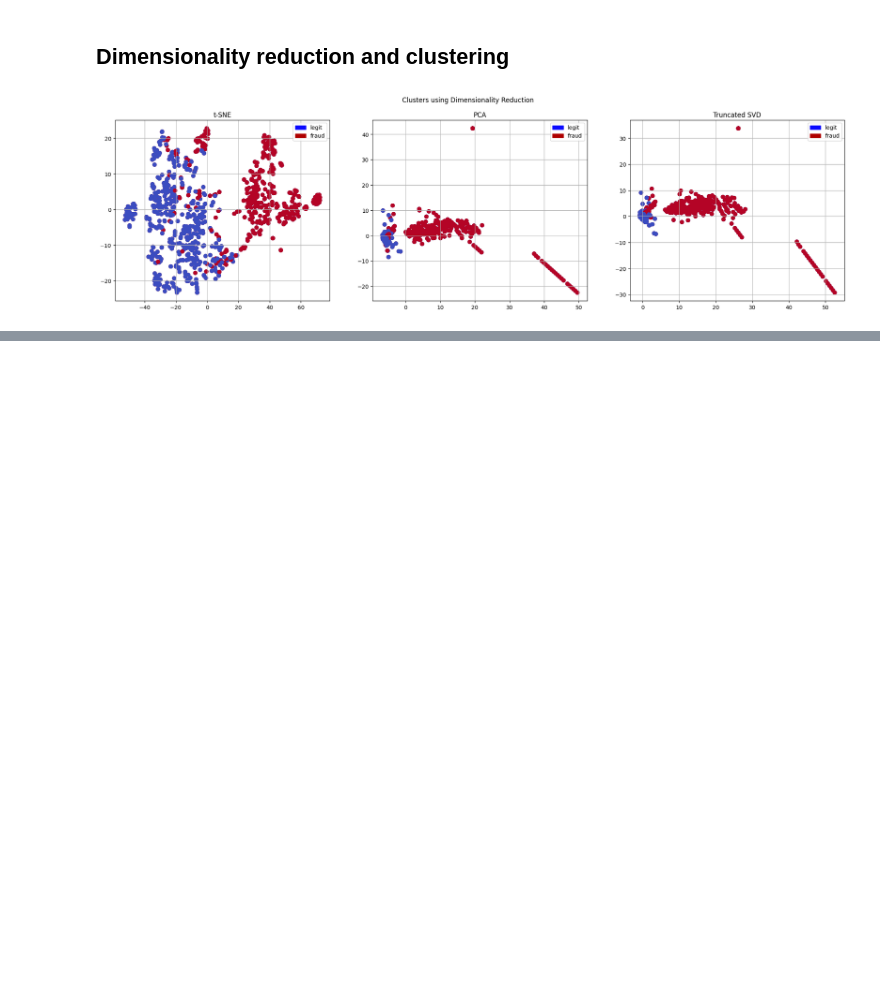
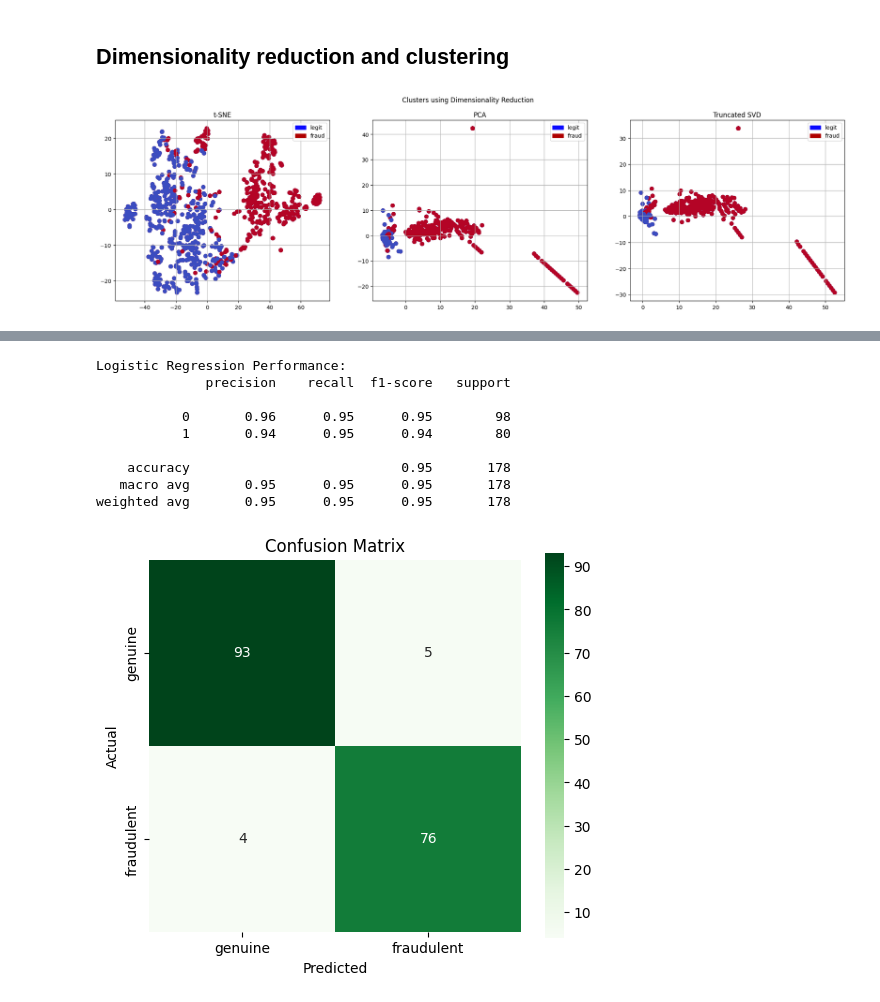
Before and after one commit to madhesh-hariharran/NeuroNexus, a Jupyter notebook: credit_card_fraud_detection.ipynb, the cells around one changed output, grey strips where cells are left out. Drawn from its saved outputs; the diff is of its cells as text; code cells hidden in the pictures; blank space fills up the shorter version.

Commit message:
training and evaluation

```diff
--- a/credit_card_fraud_detection.ipynb
+++ b/credit_card_fraud_detection.ipynb
@@ -429,0 +432,3 @@ plt.show()
+# %%
+X = new_df.drop('Class', axis=1)
+y = new_df['Class']
@@ -429,0 +444,6 @@ plt.show()
+# %%
+X_train, X_test, y_train, y_test = train_test_split(X, y, test_size=0.2, random_state=42)
+X_train = X_train.values
+X_test = X_test.values
+y_train = y_train.values
+y_test = y_test.values
@@ -429,0 +452,7 @@ plt.show()
+# %%
+log_reg = LogisticRegression()
+rf_clf = RandomForestClassifier()
+# %%
+#logistic regression
+log_reg.fit(X_train, y_train)
+y_pred_log = log_reg.predict(X_test)
@@ -429,0 +463,26 @@ plt.show()
+# %%
+from sklearn.metrics import classification_report, confusion_matrix
+
+print("Logistic Regression Performance:")
+print(classification_report(y_test, y_pred_log))
+
+cm_log = confusion_matrix(y_test, y_pred_log)
+plt.figure(figsize=(6, 5))
+sns.heatmap(cm_log, annot=True, fmt='d', cmap='Greens', square=True,
+            xticklabels=['genuine', 'fraudulent'],
+            yticklabels=['genuine', 'fraudulent'])
+plt.xlabel('Predicted')
+plt.ylabel('Actual')
+plt.title('Confusion Matrix')
+plt.show()
+# %% [output]
+Logistic Regression Performance:
+              precision    recall  f1-score   support
+
+           0       0.96      0.95      0.95        98
+           1       0.94      0.95      0.94        80
+
+    accuracy                           0.95       178
+   macro avg       0.95      0.95      0.95       178
+weighted avg       0.95      0.95      0.95       178
+[figure, added]
```
Also changed, not shown: parts of 5 cells of this notebook.
